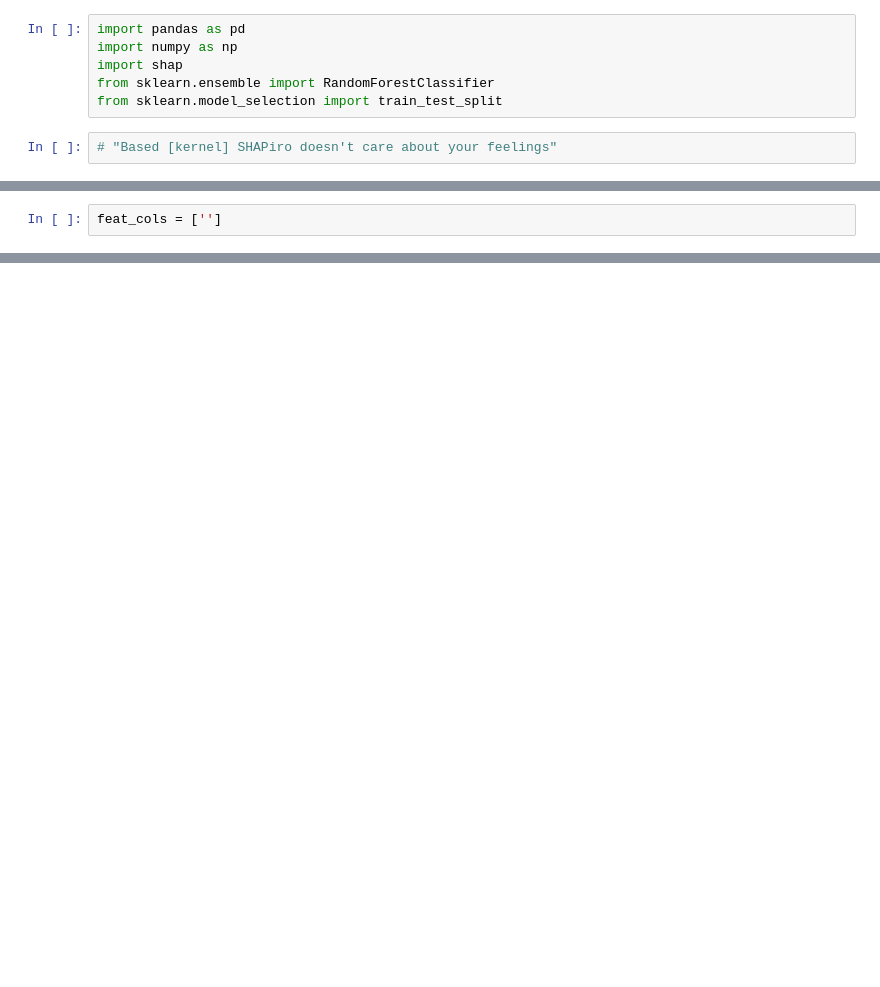
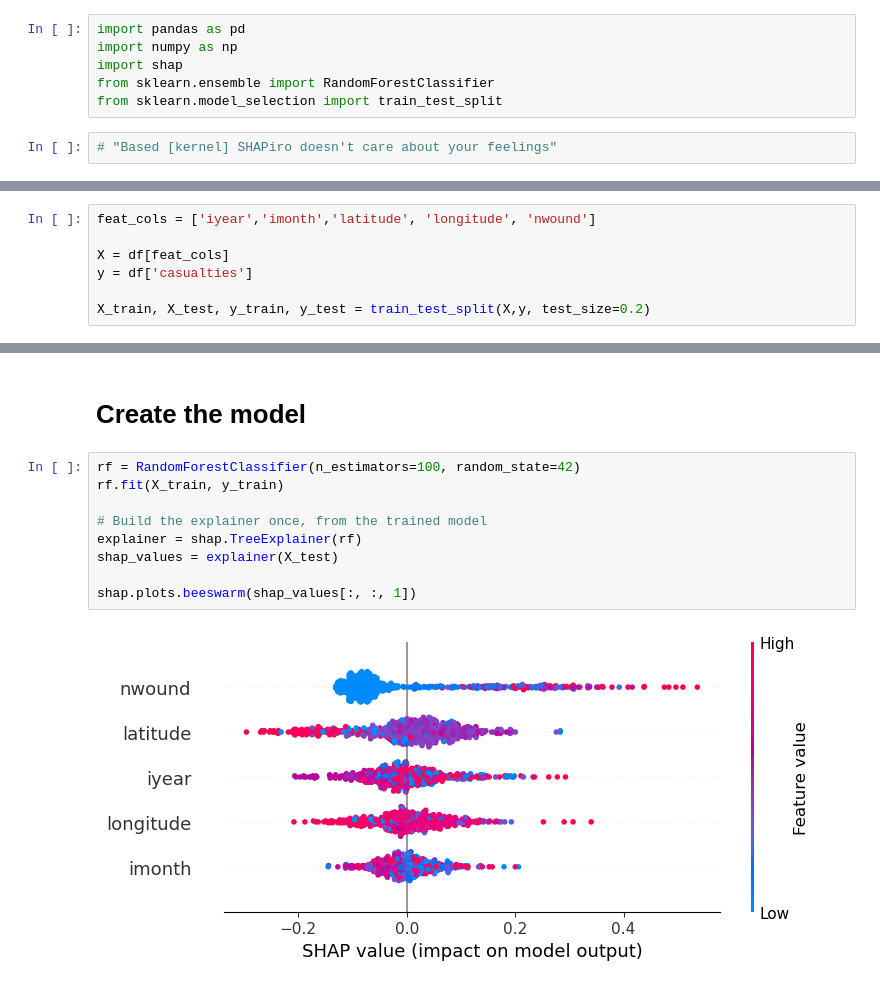
Before and after one commit to jessetjohnson17/special_tools, a Jupyter notebook: shap.ipynb, the cells around one changed output, grey strips where cells are left out. Drawn from its saved outputs; the diff is of its cells as text; blank space fills up the shorter version.

Commit message:
Completed shap

```diff
--- a/shap.ipynb
+++ b/shap.ipynb
@@ -27,4 +47,9 @@ df.sample(10)
 # %%
-feat_cols = ['']
+feat_cols = ['iyear','imonth','latitude', 'longitude', 'nwound']
+
+X = df[feat_cols]
+y = df['casualties']
+
+X_train, X_test, y_train, y_test = train_test_split(X,y, test_size=0.2)
 # %%
 import matplotlib.pyplot as plt
@@ -35,0 +60,13 @@ df.groupby('imonth')['iday'].count().plot()
+# %% [markdown]
+# Create the model
+# %%
+rf = RandomForestClassifier(n_estimators=100, random_state=42)
+rf.fit(X_train, y_train)
+
+# Build the explainer once, from the trained model
+explainer = shap.TreeExplainer(rf)
+shap_values = explainer(X_test)
+
+shap.plots.beeswarm(shap_values[:, :, 1])
+# %% [output]
+[figure, added]
```
Also changed, not shown: parts of 5 cells of this notebook, 1 other file.
